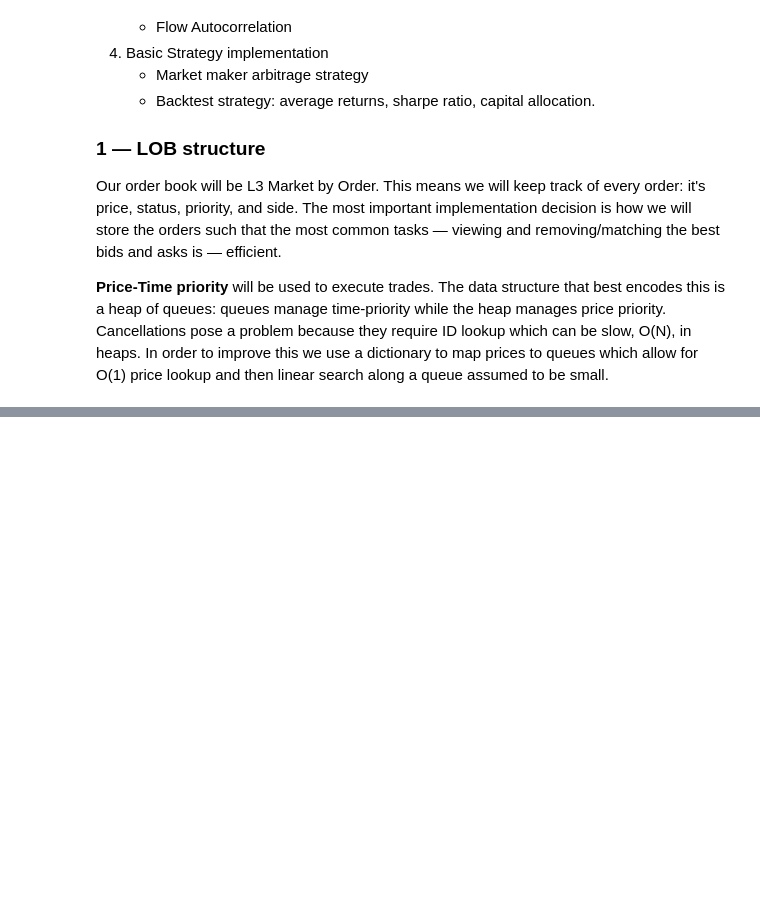
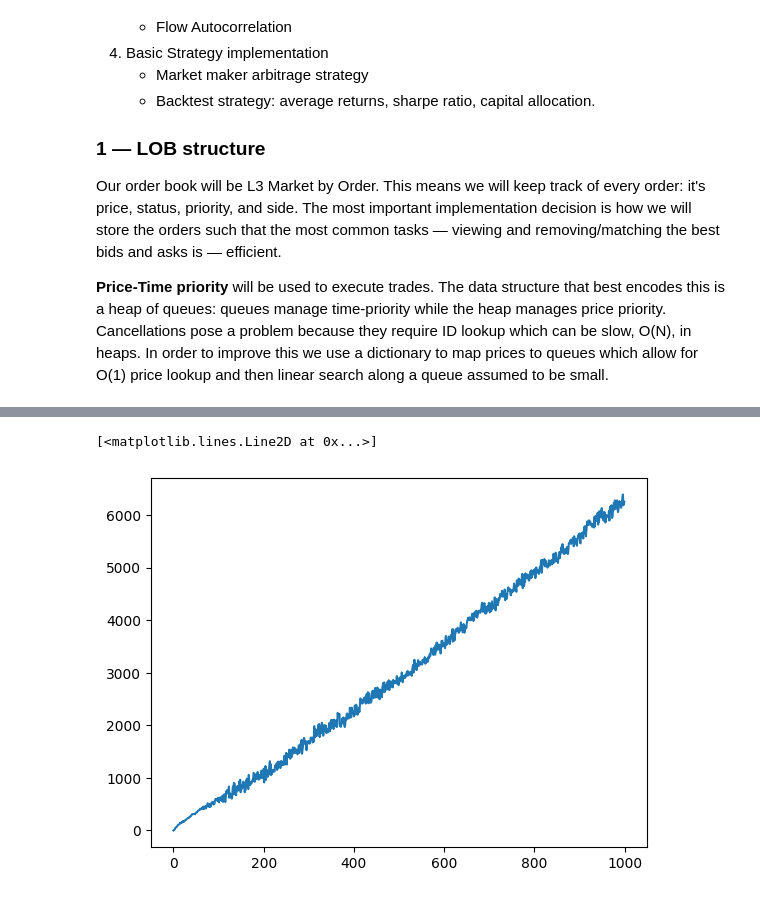
Before and after one commit to sebastianodutola/LOB, a Jupyter notebook: notebooks/basicLOB.ipynb, the cells around one changed output, grey strips where cells are left out. Saved outputs shown, nothing was run; the diff lists cells and outputs as text; code cells hidden in the pictures; blank space fills up the shorter version.

Commit message:
Finished writing main LOB data structure, Order Flow simulator and Market Maker strategy and PNL tracker

```diff
--- a/notebooks/basicLOB.ipynb
+++ b/notebooks/basicLOB.ipynb
@@ -285,0 +477,27 @@ Running LOB Tests...
+# %%
+import matplotlib.pyplot as plt
+mm = SimpleMarketMaker()
+of = OrderFlow()
+ob = OrderBook()
+
+def simulate(order_book, order_flow, market_maker, timesteps):
+    pnl = np.zeros(timesteps)
+    for t in range(timesteps):
+        # Simulate order flow
+        orders = order_flow.generate_orders()
+        for order in orders:
+            order_book.process_order(order)
+
+        # Market Maker updates quotes
+        market_maker.update(order_book)
+
+        # Market Maker updates pnl
+        pnl[t] = market_maker.pnl(order_book)
+
+    return pnl
+
+pnl = simulate(ob, of, mm, 1000)
+plt.plot(pnl)
+# %% [output]
+[<matplotlib.lines.Line2D at 0x...>]
+[figure, added]
```
Also changed, not shown: parts of 11 cells of this notebook.
